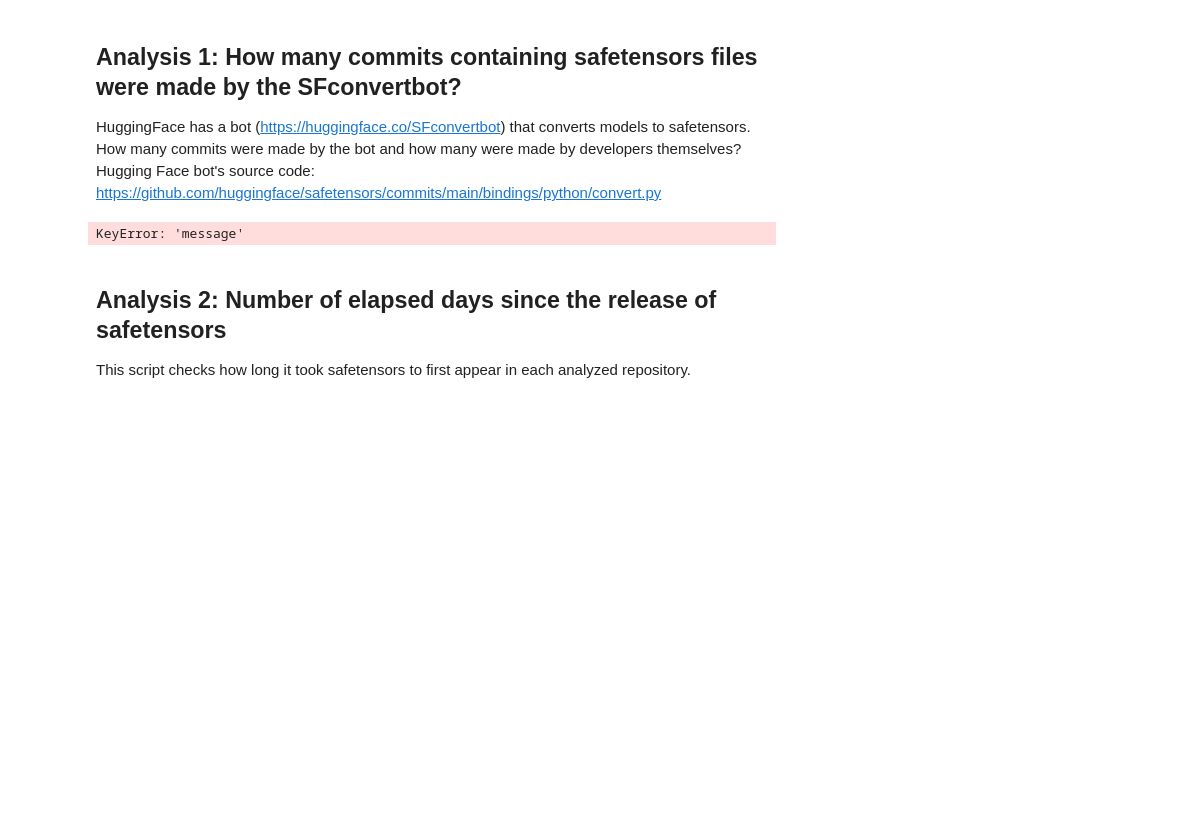
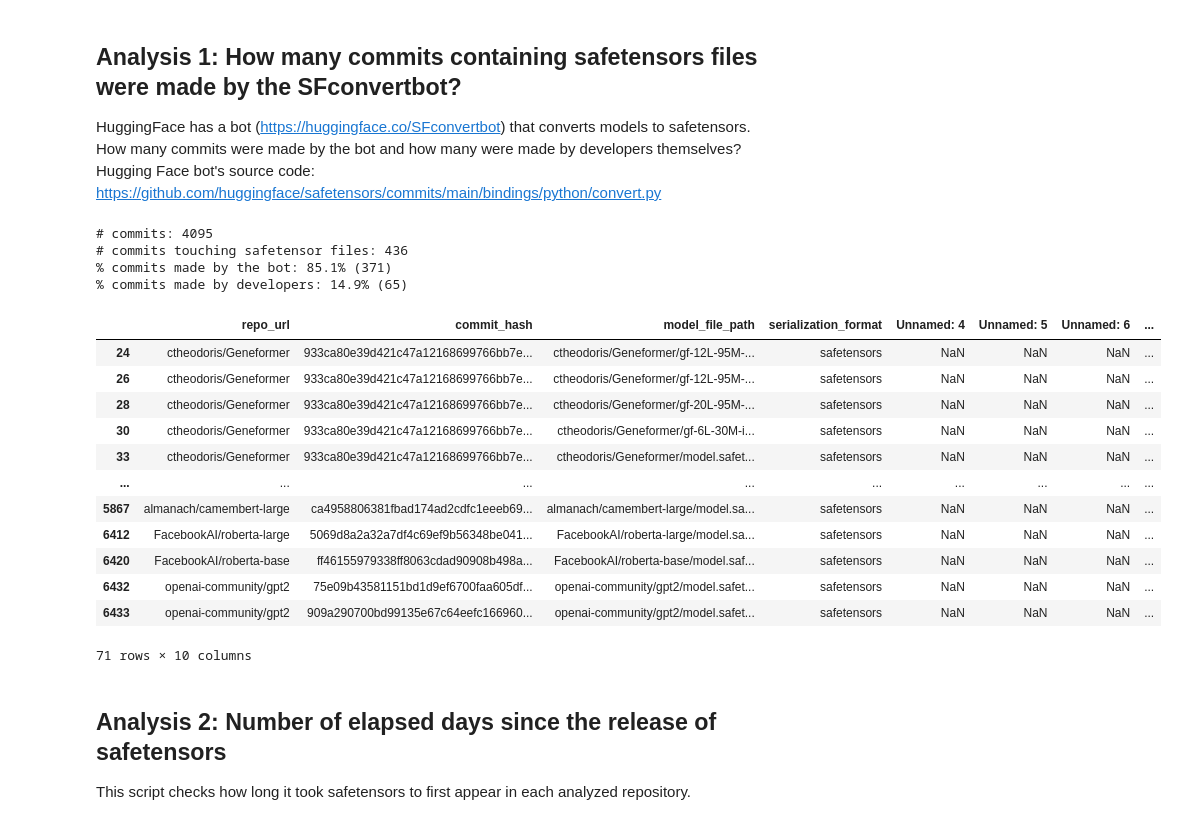
Before and after one commit to s2e-lab/model-evolution, a Jupyter notebook: scripts/notebooks/rq1_analysis.ipynb, the cells around one changed output. Cells and saved outputs as stored; diff of their text form; code cells hidden in the pictures; blank space fills up the shorter version.

```diff
--- a/scripts/notebooks/rq1_analysis.ipynb
+++ b/scripts/notebooks/rq1_analysis.ipynb
@@ -24,25 +36,41 @@ Hugging Face bot's source code: https://github.com/huggingface/safetensors/commi
 # %%
 from pathlib import Path
 
 bot_message = "Adding `safetensors` variant of this model"
 df_safetensors_not_by_bot = df_safetensors[~df_safetensors['message'].str.contains(bot_message)]
 df_safetensors_by_bot = df_safetensors[df_safetensors['message'].str.contains(bot_message)]
 
 num_commits = len(df['commit_hash'].unique())
 num_safetensors_commits = len(df_safetensors['commit_hash'].unique())
 num_safetensors_commits_by_bot = len(df_safetensors_by_bot['commit_hash'].unique())
 num_safetensors_commits_not_by_bot = len(df_safetensors_not_by_bot['commit_hash'].unique())
 
 print(f"# commits: {num_commits}")
 print(f"# commits touching safetensor files: {num_safetensors_commits}")
 print(f"% commits made by the bot: {num_safetensors_commits_by_bot / num_safetensors_commits * 100:.1f}% ({num_safetensors_commits_by_bot})")
 print(f"% commits made by developers: {num_safetensors_commits_not_by_bot / num_safetensors_commits * 100:.1f}% ({num_safetensors_commits_not_by_bot})")
 
 
-df_safetensors_by_bot.to_csv(Path('../../results/safetensors_commits_by_bot.csv'), index=False)
-df_safetensors_by_bot
+df_safetensors_not_by_bot.to_csv(Path('../../results/safetensors_commits_not_by_bot.csv'), index=False)
+df_safetensors_not_by_bot
 # %% [output]
-KeyError: 'message'
+# commits: 4095
+# commits touching safetensor files: 436
+% commits made by the bot: 85.1% (371)
+% commits made by developers: 14.9% (65)
+|  | repo_url | commit_hash | model_file_path | serialization_format | Unnamed: 4 | Unnamed: 5 | Unnamed: 6 | ... |
+| 24 | ctheodoris/Geneformer | 933ca80e39d421c47a12168699766bb7e... | ctheodoris/Geneformer/gf-12L-95M-... | safetensors | NaN | NaN | NaN | ... |
+| 26 | ctheodoris/Geneformer | 933ca80e39d421c47a12168699766bb7e... | ctheodoris/Geneformer/gf-12L-95M-... | safetensors | NaN | NaN | NaN | ... |
+| 28 | ctheodoris/Geneformer | 933ca80e39d421c47a12168699766bb7e... | ctheodoris/Geneformer/gf-20L-95M-... | safetensors | NaN | NaN | NaN | ... |
+| 30 | ctheodoris/Geneformer | 933ca80e39d421c47a12168699766bb7e... | ctheodoris/Geneformer/gf-6L-30M-i... | safetensors | NaN | NaN | NaN | ... |
+| 33 | ctheodoris/Geneformer | 933ca80e39d421c47a12168699766bb7e... | ctheodoris/Geneformer/model.safet... | safetensors | NaN | NaN | NaN | ... |
+| ... | ... | ... | ... | ... | ... | ... | ... | ... |
+| 5867 | almanach/camembert-large | ca4958806381fbad174ad2cdfc1eeeb69... | almanach/camembert-large/model.sa... | safetensors | NaN | NaN | NaN | ... |
+| 6412 | FacebookAI/roberta-large | 5069d8a2a32a7df4c69ef9b56348be041... | FacebookAI/roberta-large/model.sa... | safetensors | NaN | NaN | NaN | ... |
+| 6420 | FacebookAI/roberta-base | ff46155979338ff8063cdad90908b498a... | FacebookAI/roberta-base/model.saf... | safetensors | NaN | NaN | NaN | ... |
+| 6432 | openai-community/gpt2 | 75e09b43581151bd1d9ef6700faa605df... | openai-community/gpt2/model.safet... | safetensors | NaN | NaN | NaN | ... |
+| 6433 | openai-community/gpt2 | 909a290700bd99135e67c64eefc166960... | openai-community/gpt2/model.safet... | safetensors | NaN | NaN | NaN | ... |
+71 rows × 10 columns
 # %% [markdown]
 ## Analysis 2: Number of elapsed days since the release of safetensors
 
```
Also changed, not shown: parts of 3 cells of this notebook, 3 other files.
